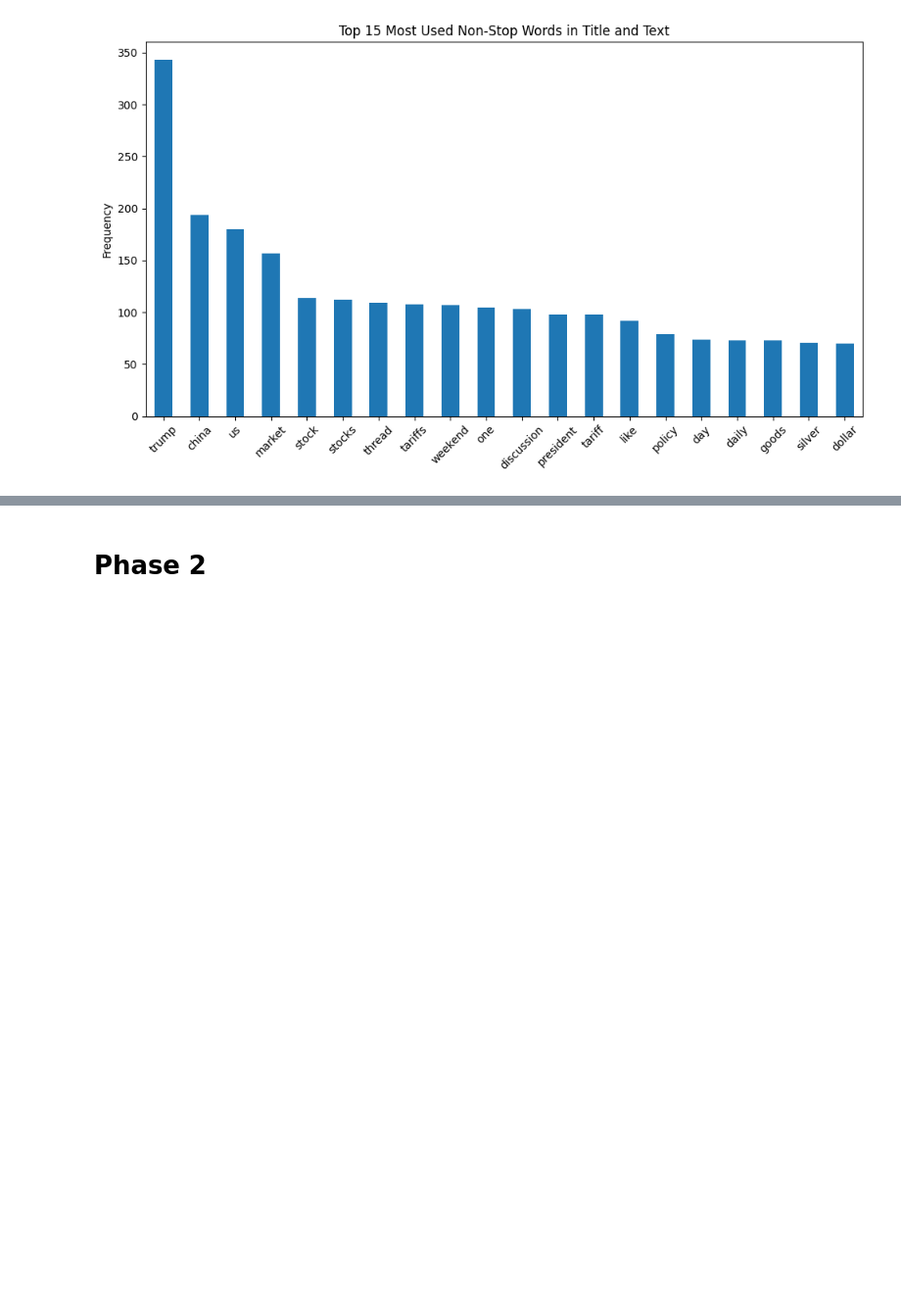
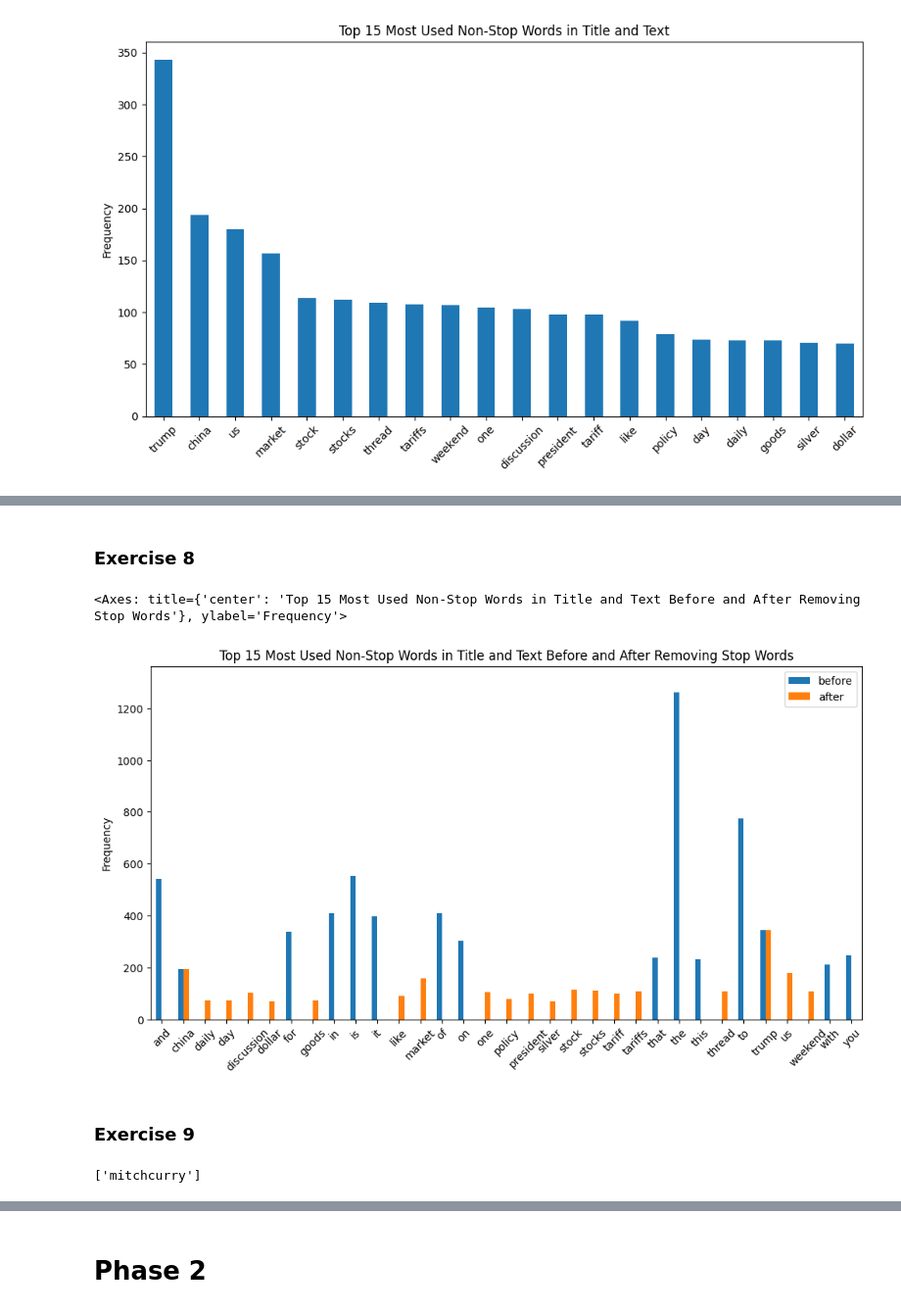
Before and after one commit to Timss22/DM2025-Lab1-Exercise, a Jupyter notebook: DM2025-Lab1-Homework.ipynb, the cells around one changed output, grey strips where cells are left out. Shown: that part at 98% size. Saved outputs shown, nothing was run; the diff lists cells and outputs as text; code cells hidden in the pictures; blank space fills up the shorter version.

```diff
--- a/DM2025-Lab1-Homework.ipynb
+++ b/DM2025-Lab1-Homework.ipynb
@@ -201,0 +281,25 @@ import helpers.data_mining_helpers as dmh
+# %% [markdown]
+### Exercise 8
+# %%
+plot_newdf_sample = pd.DataFrame({'before': words_series, 'after': words_series_after })
+plot_newdf_sample.plot(
+    kind='bar',
+    title='Top 15 Most Used Non-Stop Words in Title and Text Before and After Removing Stop Words',
+    ylabel='Frequency',
+    ylim= [0, max(words_series.max(), words_series_after.max()) + 100],
+    rot=45,
+    figsize=(12, 6)
+)
+# %% [output]
+<Axes: title={'center': 'Top 15 Most Used Non-Stop Words in Title and Text Before and After Removing Stop Words'}, ylabel='Frequency'>
+[figure, added]
+# %% [markdown]
+### Exercise 9
+# %%
+from sklearn.feature_extraction.text import CountVectorizer
+count_vect = CountVectorizer()
+
+analyze = count_vect.build_analyzer()
+analyze(df.author[10])
+# %% [output]
+['mitchcurry']
```
Also changed, not shown: parts of 32 cells of this notebook, 2 other files.
